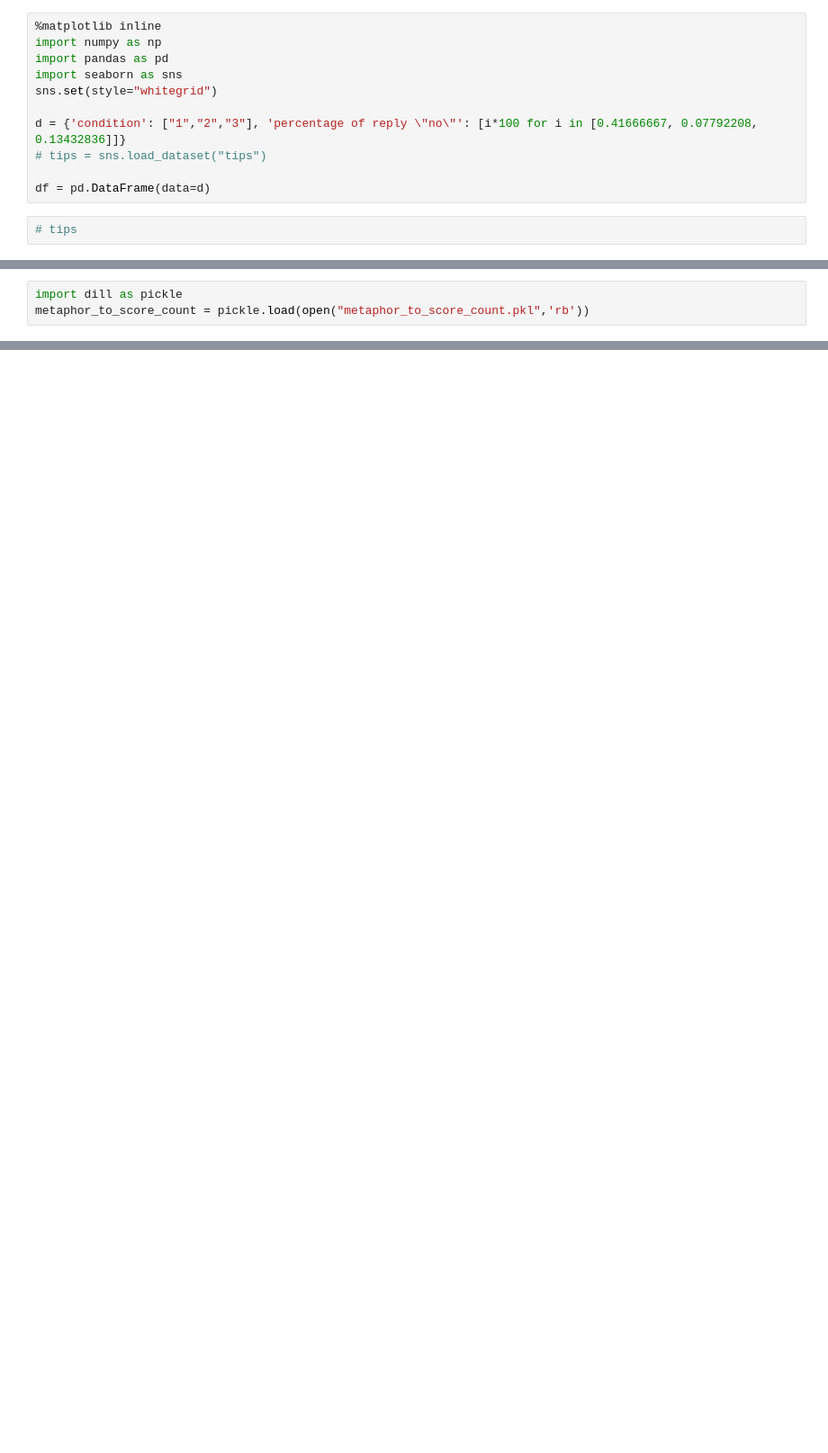
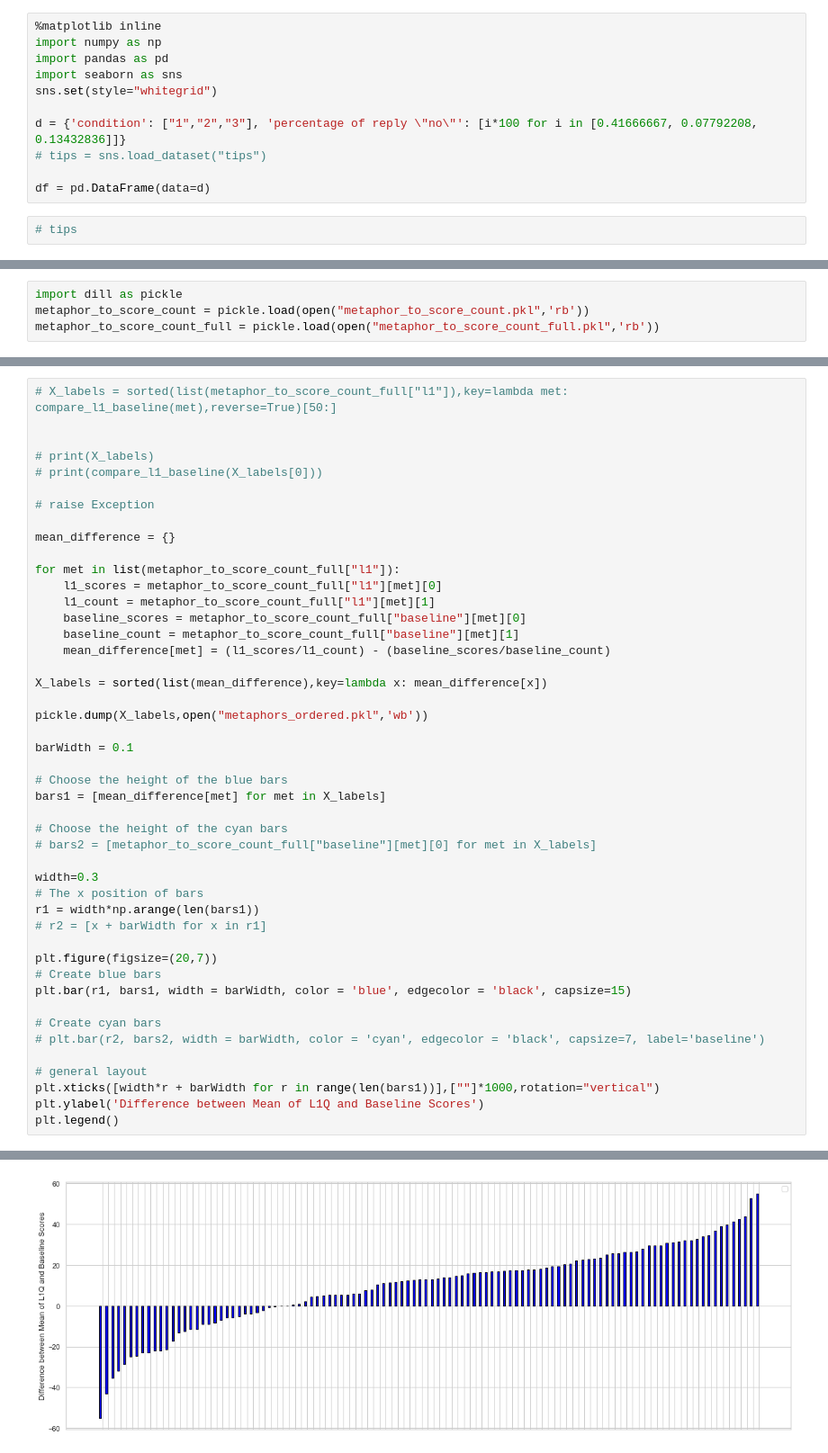
Before and after one commit to reubenharry/Distributional-RSA, a Jupyter notebook: dist_rsa/experiment/experiment/experiment/metaphorgraphs.ipynb, the cells around one changed output, grey strips where cells are left out. Shown: that part at 90% size. Cells and saved outputs as stored; diff of their text form; blank space fills up the shorter version.

```diff
--- a/dist_rsa/experiment/experiment/experiment/metaphorgraphs.ipynb
+++ b/dist_rsa/experiment/experiment/experiment/metaphorgraphs.ipynb
@@ -27,6 +27,7 @@ ax = sns.barplot(x="", y='P(not Flour | Somewhere)', data=df2)
 # %%
 import dill as pickle
 metaphor_to_score_count = pickle.load(open("metaphor_to_score_count.pkl",'rb'))
+metaphor_to_score_count_full = pickle.load(open("metaphor_to_score_count_full.pkl",'rb'))
 # %%
 import numpy as np
 import matplotlib.pyplot as plt
@@ -152,0 +156,47 @@ No handles with labels found to put in legend.
+# %%
+# X_labels = sorted(list(metaphor_to_score_count_full["l1"]),key=lambda met: compare_l1_baseline(met),reverse=True)[50:]
+
+
+# print(X_labels)
+# print(compare_l1_baseline(X_labels[0]))
+
+# raise Exception
+
+mean_difference = {}
+
+for met in list(metaphor_to_score_count_full["l1"]):
+    l1_scores = metaphor_to_score_count_full["l1"][met][0]
+    l1_count = metaphor_to_score_count_full["l1"][met][1]
+    baseline_scores = metaphor_to_score_count_full["baseline"][met][0]
+    baseline_count = metaphor_to_score_count_full["baseline"][met][1]
+    mean_difference[met] = (l1_scores/l1_count) - (baseline_scores/baseline_count)
+
+X_labels = sorted(list(mean_difference),key=lambda x: mean_difference[x])
+
+pickle.dump(X_labels,open("metaphors_ordered.pkl",'wb'))
+
+barWidth = 0.1
+
+# Choose the height of the blue bars
+bars1 = [mean_difference[met] for met in X_labels]
+
+# Choose the height of the cyan bars
+# bars2 = [metaphor_to_score_count_full["baseline"][met][0] for met in X_labels]
+
+width=0.3
+# The x position of bars
+r1 = width*np.arange(len(bars1))
+# r2 = [x + barWidth for x in r1]
+
+plt.figure(figsize=(20,7))
+# Create blue bars
+plt.bar(r1, bars1, width = barWidth, color = 'blue', edgecolor = 'black', capsize=15)
+
+# Create cyan bars
+# plt.bar(r2, bars2, width = barWidth, color = 'cyan', edgecolor = 'black', capsize=7, label='baseline')
+
+# general layout
+plt.xticks([width*r + barWidth for r in range(len(bars1))],[""]*1000,rotation="vertical")
+plt.ylabel('Difference between Mean of L1Q and Baseline Scores')
+plt.legend()
+# %% [output]
@@ -152,0 +205 @@ No handles with labels found to put in legend.
+[figure, added]
```
Also changed, not shown: parts of 6 cells of this notebook, 24 other files.
